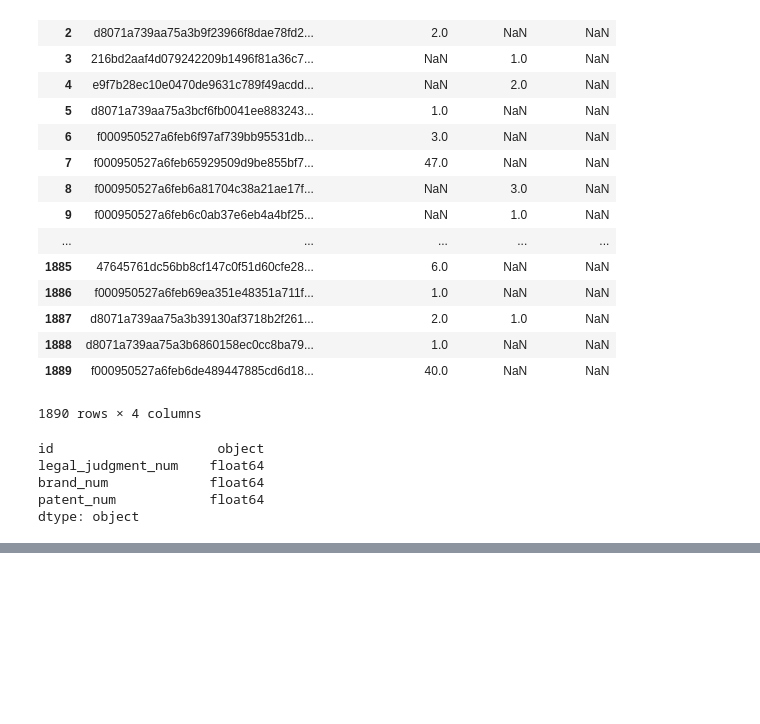
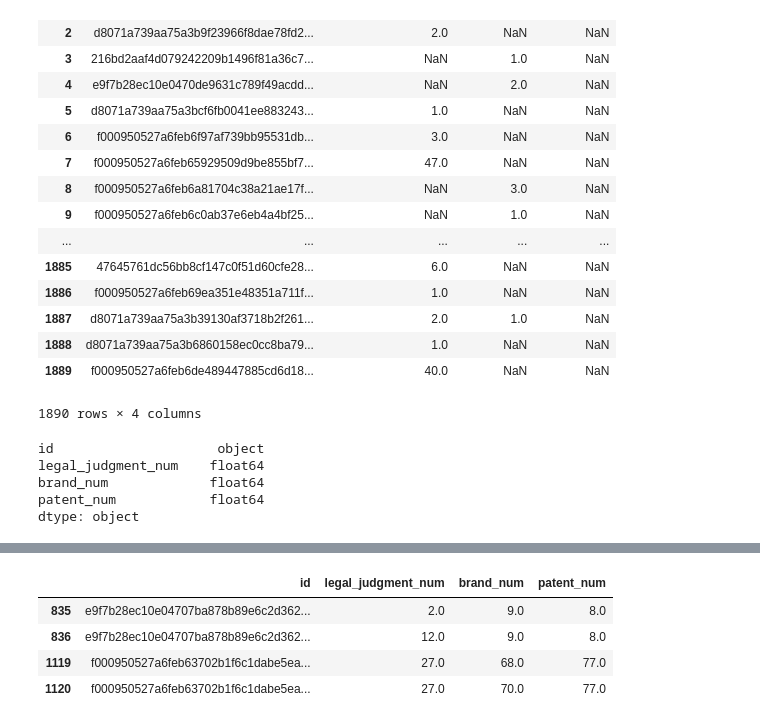
Before and after one commit to Explore16/datafountain_ccf, a Jupyter notebook: code/fea_explore.ipynb, the cells around one changed output, grey strips where cells are left out. Cells and saved outputs as stored; diff of their text form; code cells hidden in the pictures; blank space fills up the shorter version.

```diff
--- a/code/fea_explore.ipynb
+++ b/code/fea_explore.ipynb
@@ -180,0 +194,8 @@ dtype: object
+# %%
+other_info[other_info['id'].isin(['e9f7b28ec10e04707ba878b89e6c2d362b107a817342f9c6', 'f000950527a6feb63702b1f6c1dabe5ea196d320bbbff425'])]
+# %% [output]
+|  | id | legal_judgment_num | brand_num | patent_num |
+| 835 | e9f7b28ec10e04707ba878b89e6c2d362... | 2.0 | 9.0 | 8.0 |
+| 836 | e9f7b28ec10e04707ba878b89e6c2d362... | 12.0 | 9.0 | 8.0 |
+| 1119 | f000950527a6feb63702b1f6c1dabe5ea... | 27.0 | 68.0 | 77.0 |
+| 1120 | f000950527a6feb63702b1f6c1dabe5ea... | 27.0 | 70.0 | 77.0 |
```
Also changed, not shown: parts of 33 cells of this notebook, 3 other files.
